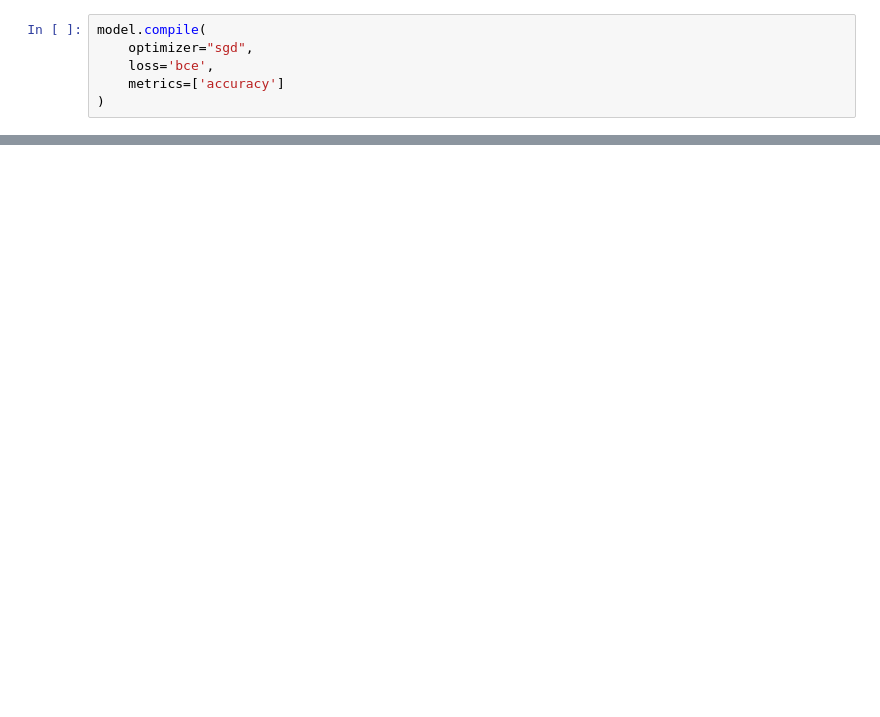
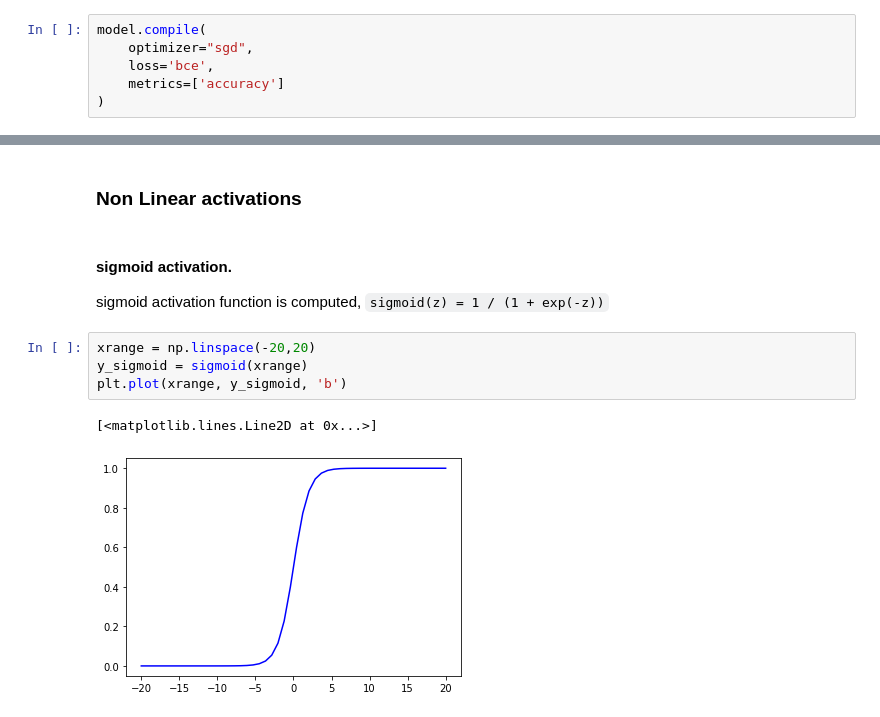
Before and after one commit to thanktua-spp/machine-learning-fundamentals, a Jupyter notebook: MNIST_from_scratch.ipynb, the cells around one changed output, grey strips where cells are left out. Cells and saved outputs as stored; diff of their text form; blank space fills up the shorter version.

```diff
--- a/MNIST_from_scratch.ipynb
+++ b/MNIST_from_scratch.ipynb
@@ -360,0 +379,13 @@ plt.plot(history.history['loss'])
+# %% [markdown]
+### Non Linear activations
+# %% [markdown]
+#### sigmoid activation.
+
+sigmoid activation function is computed, `sigmoid(z) = 1 / (1 + exp(-z))`
+# %%
+xrange = np.linspace(-20,20)
+y_sigmoid = sigmoid(xrange)
+plt.plot(xrange, y_sigmoid, 'b')
+# %% [output]
+[<matplotlib.lines.Line2D at 0x...>]
+[figure, added]
```
Also changed, not shown: parts of 41 cells of this notebook.
